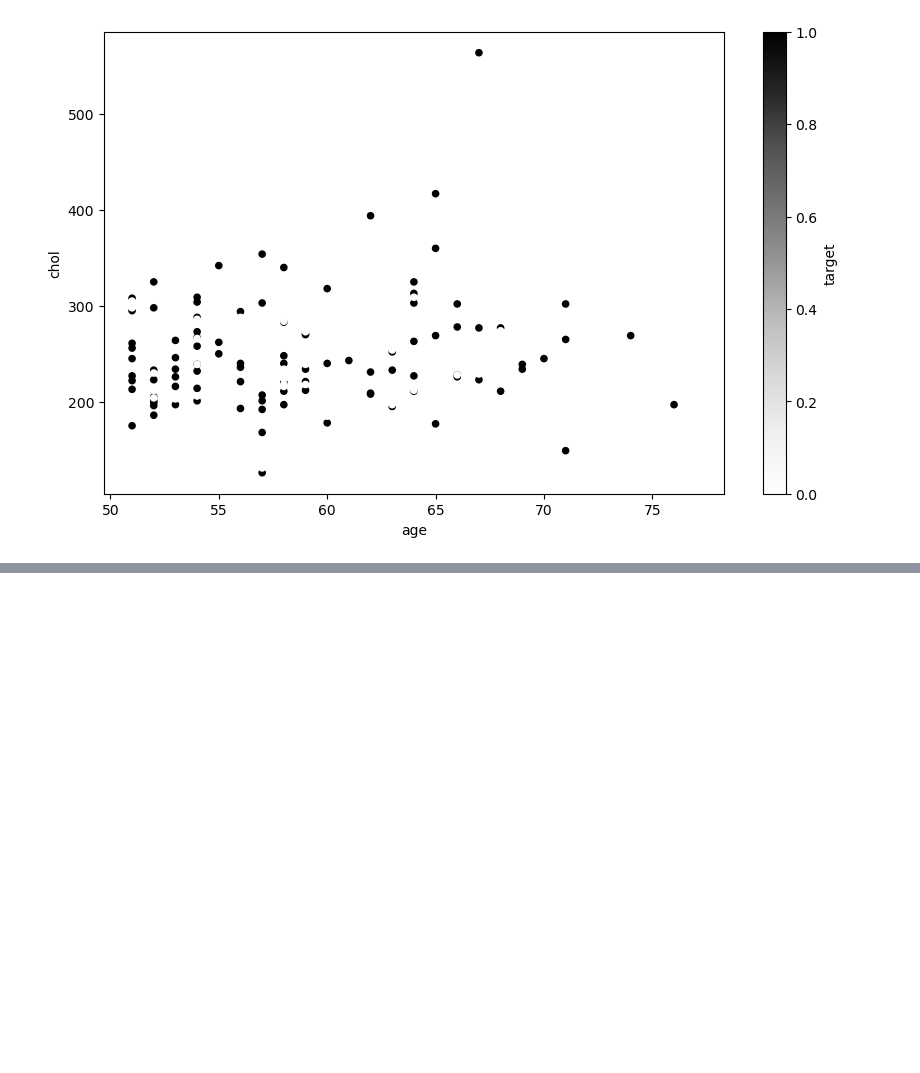
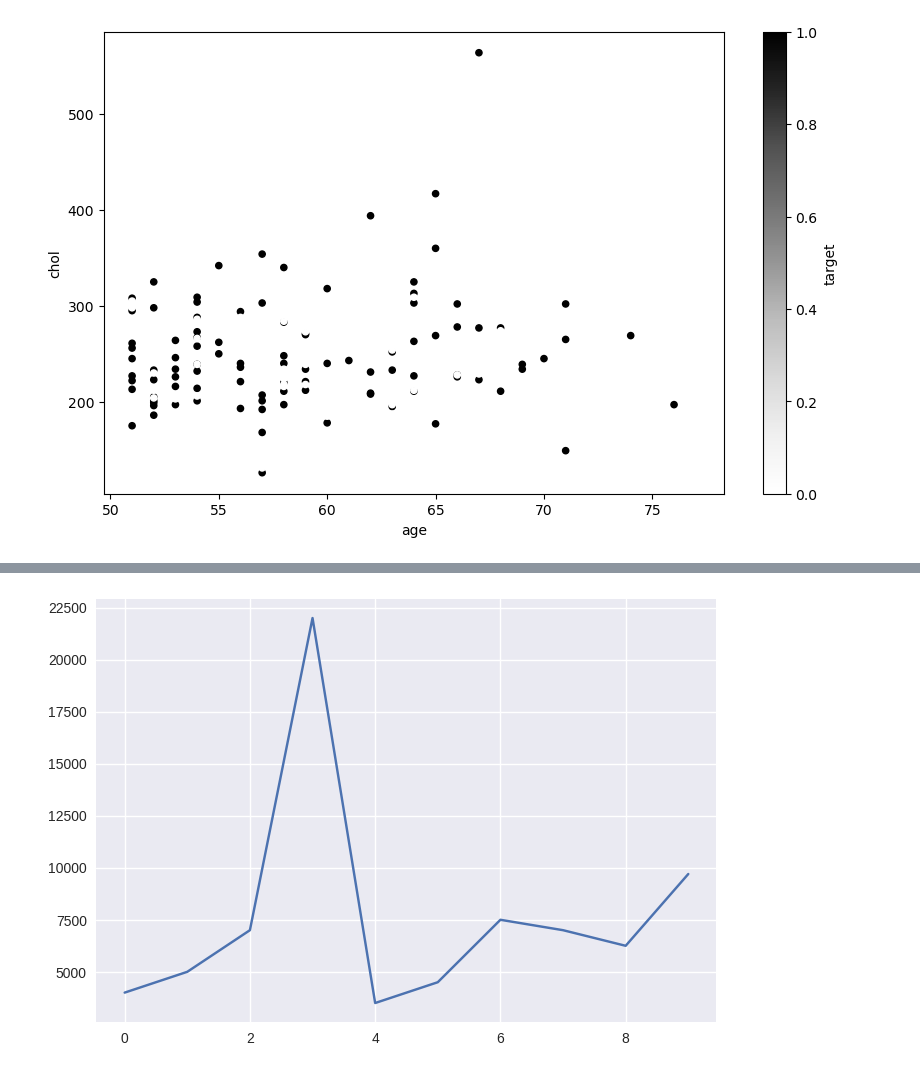
Before and after one commit to AliNisarAhmed/ml-ds-course, a Jupyter notebook: sample-project/Introduction to Matplotlib.ipynb, the cells around one changed output, grey strips where cells are left out. Saved outputs shown, nothing was run; the diff lists cells and outputs as text; code cells hidden in the pictures; blank space fills up the shorter version.

```diff
--- a/sample-project/Introduction to Matplotlib.ipynb
+++ b/sample-project/Introduction to Matplotlib.ipynb
@@ -421,0 +493,5 @@ over_50.plot(kind="scatter",
+# %%
+plt.style.use("seaborn")
+car_sales["Price"].plot();
+# %% [output]
+[figure, added]
```
Also changed, not shown: parts of 19 cells of this notebook, 2 other files.
